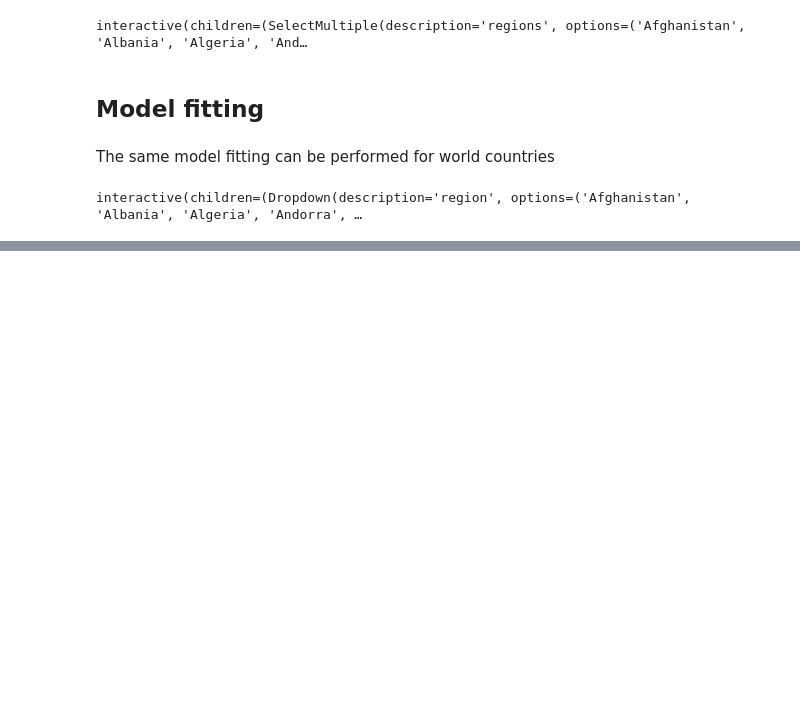
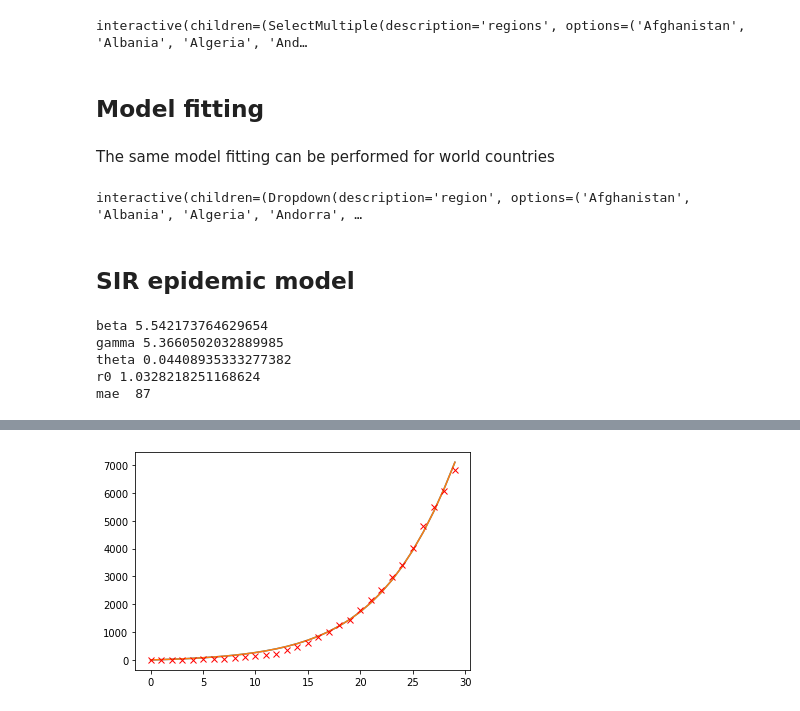
Before and after one commit to mspadaccino/COVID-19, a Jupyter notebook: notebooks/Covid_daily_report.ipynb, the cells around one changed output, grey strips where cells are left out. Saved outputs shown, nothing was run; the diff lists cells and outputs as text; code cells hidden in the pictures; blank space fills up the shorter version.

Commit message:
sir model branch first commit

```diff
--- a/notebooks/Covid_daily_report.ipynb
+++ b/notebooks/Covid_daily_report.ipynb
@@ -492,3 +496,38 @@ def get_model_world(region=countries_columns,
         print(e)
 # %% [output]
 interactive(children=(Dropdown(description='region', options=('Afghanistan', 'Albania', 'Algeria', 'Andorra', …
+# %% [markdown]
+## SIR epidemic model
+# %%
+deaths_multiplier = 1
+fit_range = (0, 30)
+df = pd.read_csv('../data/dpc-covid19-ita-andamento-nazionale.csv').drop('stato',1)
+N = populations['Italy']
+y_fit = deaths_multiplier*df['deceduti'].iloc[fit_range[0]:fit_range[1]].values # variable to fit
+D0 = deaths_multiplier*df['deceduti'].iloc[fit_range[0]]
+I0 = df['totale_positivi'].iloc[fit_range[0]]
+R0 = df['dimessi_guariti'].iloc[fit_range[0]]
+S0 = N - I0 - R0 - D0
+time_range = 300
+beta, gamma, theta = calibrate_SIR(
+    y = y_fit,
+    fit_range = fit_range,
+    N = N,
+    S0 = S0,
+    I0 = I0,
+    R0 = R0,
+    D0 = D0,
+    bounds= [
+        (-90000, 90000), #beta
+        (-90000, 90000),#gamma
+        (-90000, 90000),#theta
+       ],
+    plot_range = 150,
+    plot_output = ['S','I','D']
+)
+# %% [output]
+beta 5.542173764629654
+gamma 5.3660502032889985
+theta 0.04408935333277382
+r0 1.0328218251168624
+mae  87
@@ -494,0 +535 @@ interactive(children=(Dropdown(description='region', options=('Afghanistan', 'Al
+[figure, added]
```
Also changed, not shown: parts of 4 cells of this notebook, 2 other files.
